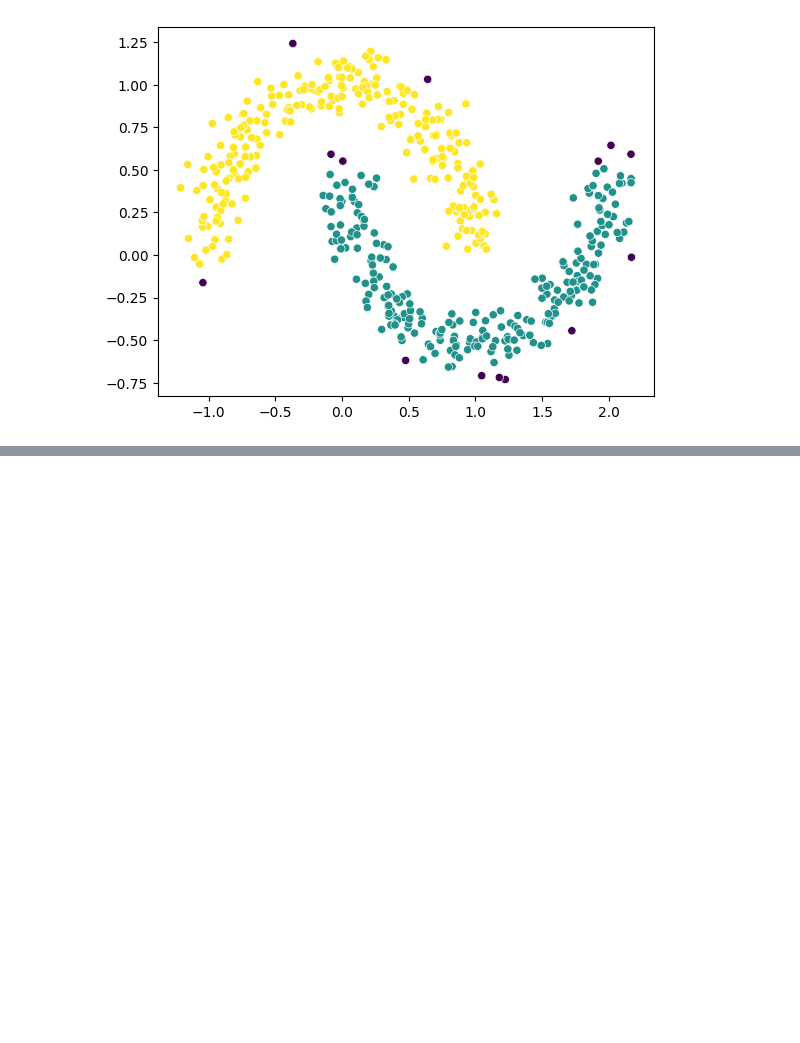
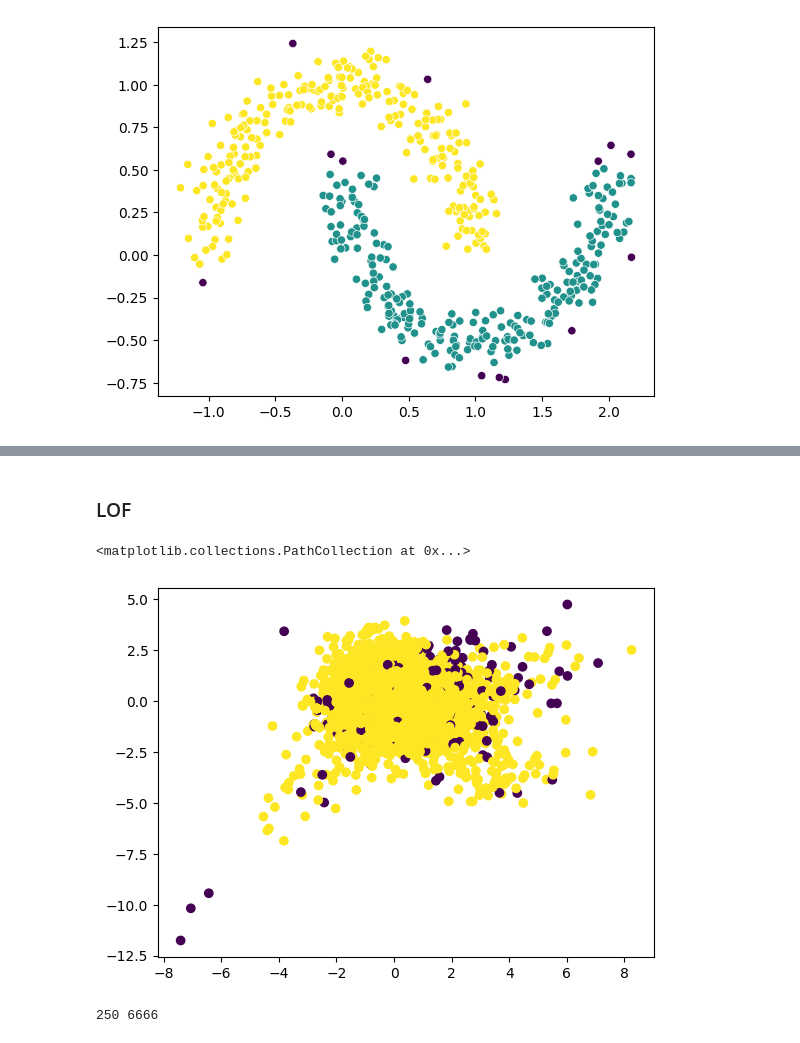
Before and after one commit to ElvisChristian28/Prime, a Jupyter notebook: Programs/Machine_Learning/Unsupervise_learning/Anomaly-Detection.ipynb, the cells around one changed output, grey strips where cells are left out. Cells and saved outputs as stored; diff of their text form; code cells hidden in the pictures; blank space fills up the shorter version.

```diff
--- a/Programs/Machine_Learning/Unsupervise_learning/Anomaly-Detection.ipynb
+++ b/Programs/Machine_Learning/Unsupervise_learning/Anomaly-Detection.ipynb
@@ -32,0 +85,19 @@ sns.scatterplot(x=X[:, 0], y=X[:,1], c=lables)
+# %% [markdown]
+### LOF
+# %%
+from sklearn.neighbors import LocalOutlierFactor
+
+lof = LocalOutlierFactor(contamination=0.0361)
+
+lables = lof.fit_predict(x_scaler)
+plt.scatter(x=x_pca[:, 0], y=x_pca[:, 1], c=lables)
+# %% [output]
+<matplotlib.collections.PathCollection at 0x...>
+[figure, added]
+# %%
+n_ano = np.sum(lables == -1)
+n_normal = np.sum(lables == 1)
+
+print(n_ano, n_normal)
+# %% [output]
+250 6666
```
Also changed, not shown: parts of 7 cells of this notebook, 1 other file.
